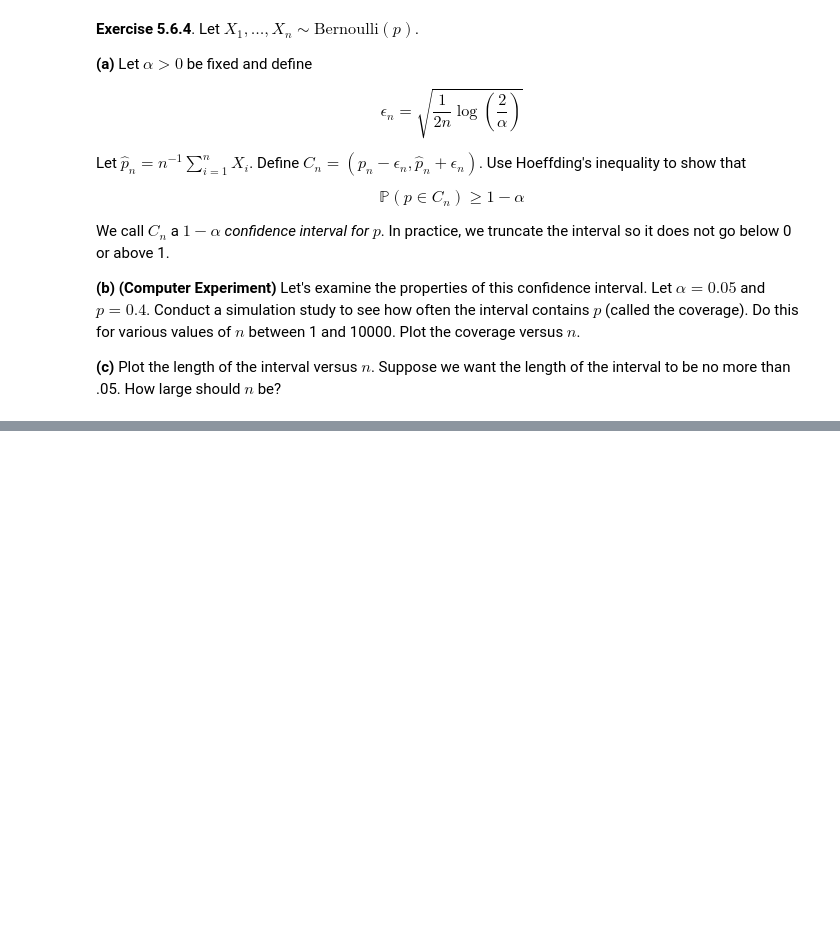
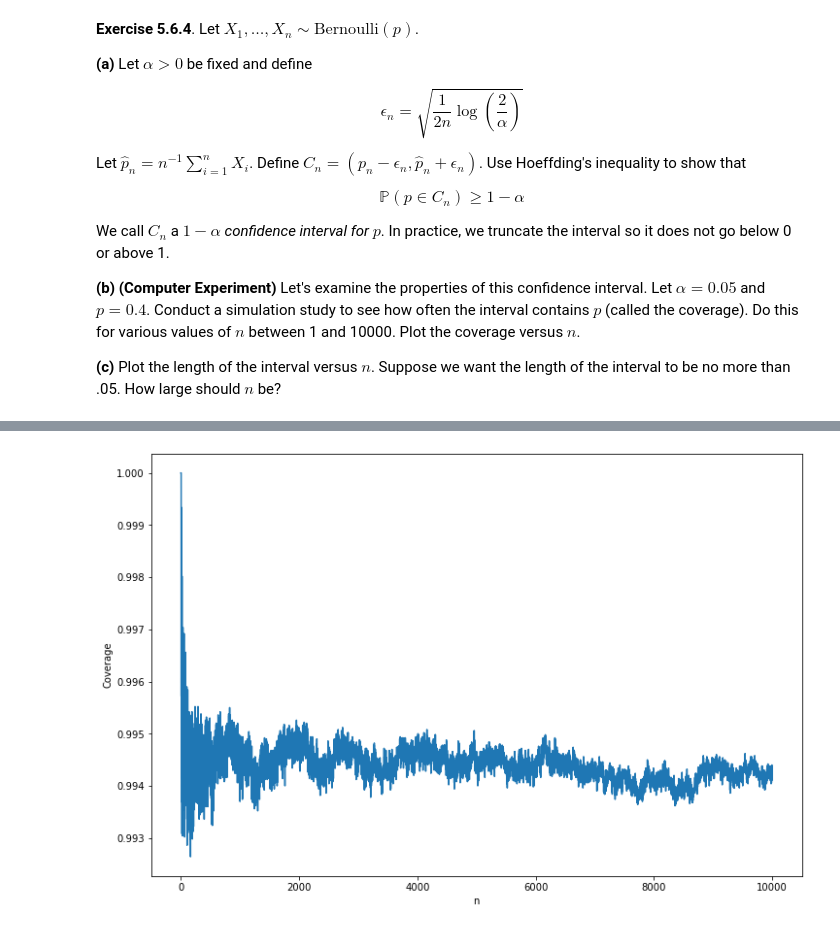
Before and after one commit to telmo-correa/all-of-statistics, a Jupyter notebook: Chapter 05 - Inequalities.ipynb, the cells around one changed output, grey strips where cells are left out. Saved outputs shown, nothing was run; the diff lists cells and outputs as text; code cells hidden in the pictures; blank space fills up the shorter version.

```diff
--- a/Chapter 05 - Inequalities.ipynb
+++ b/Chapter 05 - Inequalities.ipynb
@@ -203,0 +222,20 @@ We call $C_n$ a *$1 - \alpha$ confidence interval for $p$*. In practice, we trun
+# %%
+import numpy as np
+from scipy.stats import bernoulli
+from tqdm import tqdm_notebook
+
+alpha = 0.05
+p = 0.4
+
+B = 50000
+N = 10000
+
+nn = np.arange(1, N + 1)
+epsilon_n = np.sqrt((1 / (2 * nn)) * np.log(2 / alpha))
+
+p_hat = np.empty((B, N))
+for i in tqdm_notebook(range(B)):
+    X = bernoulli.rvs(p, size=N, random_state=i)
+    p_hat[i] = np.cumsum(X) / nn
+
+coverage = np.mean((p_hat + epsilon_n >= p) & (p_hat - epsilon_n <= p), axis=0)
@@ -203,0 +244,11 @@ We call $C_n$ a *$1 - \alpha$ confidence interval for $p$*. In practice, we trun
+# %%
+import matplotlib.pyplot as plt
+%matplotlib inline
+
+plt.figure(figsize=(12, 8))
+plt.plot(nn, coverage)
+plt.xlabel('n')
+plt.ylabel('Coverage')
+plt.show()
+# %% [output]
+[figure, added]
```
Also changed, not shown: parts of 9 cells of this notebook, 1 other file.
